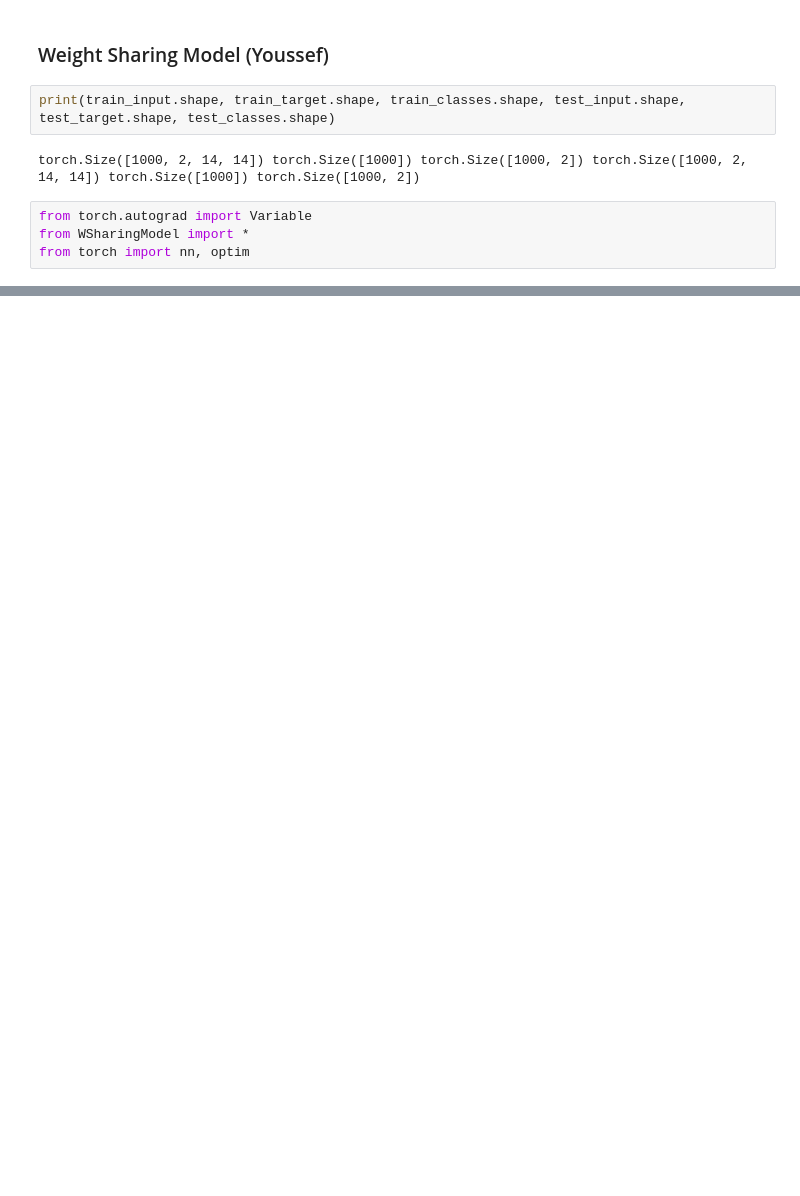
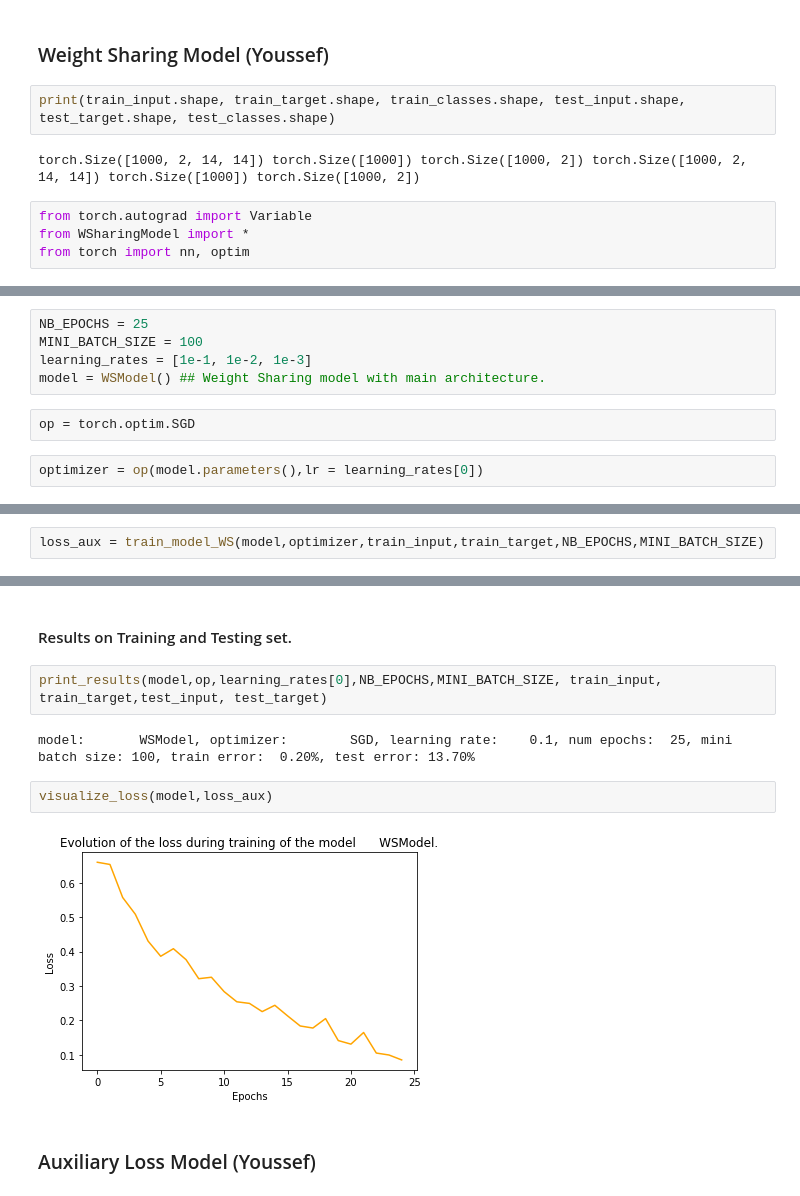
Before and after one commit to danieljsmarda/DeepLearning2019, a Jupyter notebook: Project1/main.ipynb, the cells around one changed output, grey strips where cells are left out. Cells and saved outputs as stored; diff of their text form; blank space fills up the shorter version.

Commit message:
Plot the losses and Printed results for WS and Aux models

```diff
--- a/Project1/main.ipynb
+++ b/Project1/main.ipynb
@@ -281,0 +151,9 @@ model:   NetSharing1, criterion: CrossEntropyLoss, optimizer:        SGD, learni
+# %%
+NB_EPOCHS = 25
+MINI_BATCH_SIZE = 100
+learning_rates = [1e-1, 1e-2, 1e-3]
+model = WSModel() ## Weight Sharing model with main architecture.
+# %%
+op = torch.optim.SGD
+# %%
+optimizer = op(model.parameters(),lr = learning_rates[0])
@@ -281,0 +162,2 @@ model:   NetSharing1, criterion: CrossEntropyLoss, optimizer:        SGD, learni
+# %%
+loss_aux = train_model_WS(model,optimizer,train_input,train_target,NB_EPOCHS,MINI_BATCH_SIZE)
@@ -281,0 +182,12 @@ model:   NetSharing1, criterion: CrossEntropyLoss, optimizer:        SGD, learni
+# %% [markdown]
+#### Results on Training and Testing set.
+# %%
+print_results(model,op,learning_rates[0],NB_EPOCHS,MINI_BATCH_SIZE, train_input, train_target,test_input, test_target)
+# %% [output]
+model:       WSModel, optimizer:        SGD, learning rate:    0.1, num epochs:  25, mini batch size: 100, train error:  0.20%, test error: 13.70%
+# %%
+visualize_loss(model,loss_aux)
+# %% [output]
+[figure, added]
+# %% [markdown]
+### Auxiliary Loss Model (Youssef)
```
Also changed, not shown: parts of 31 cells of this notebook, 5 other files.
